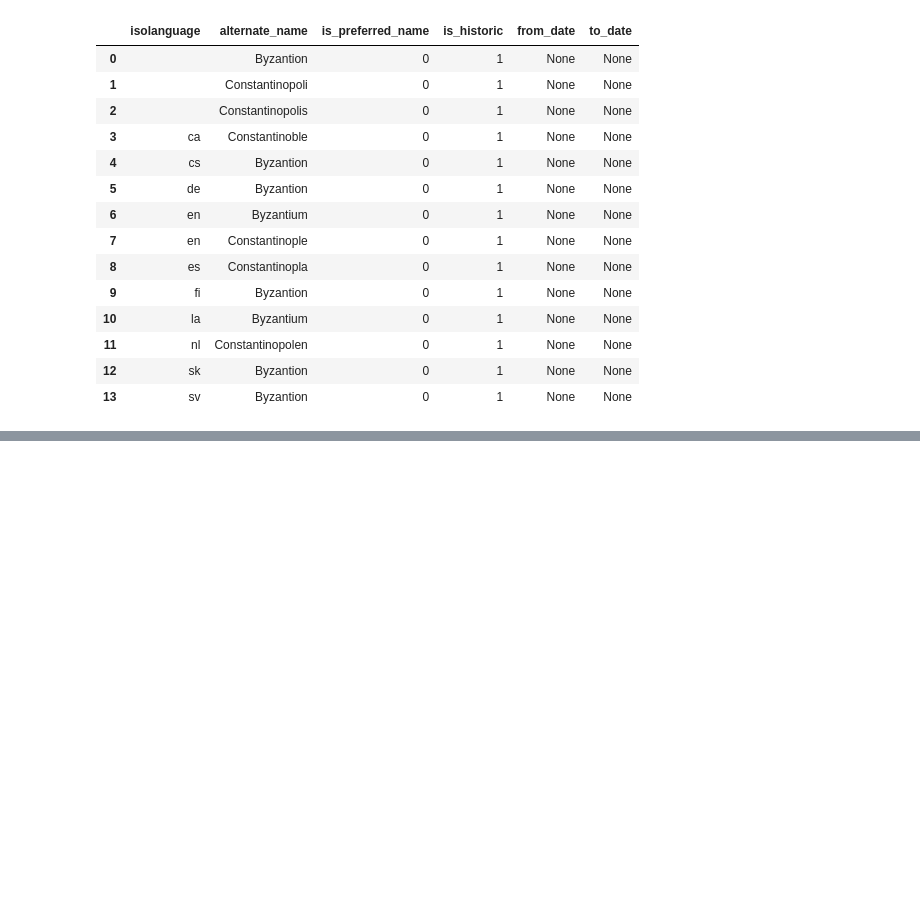
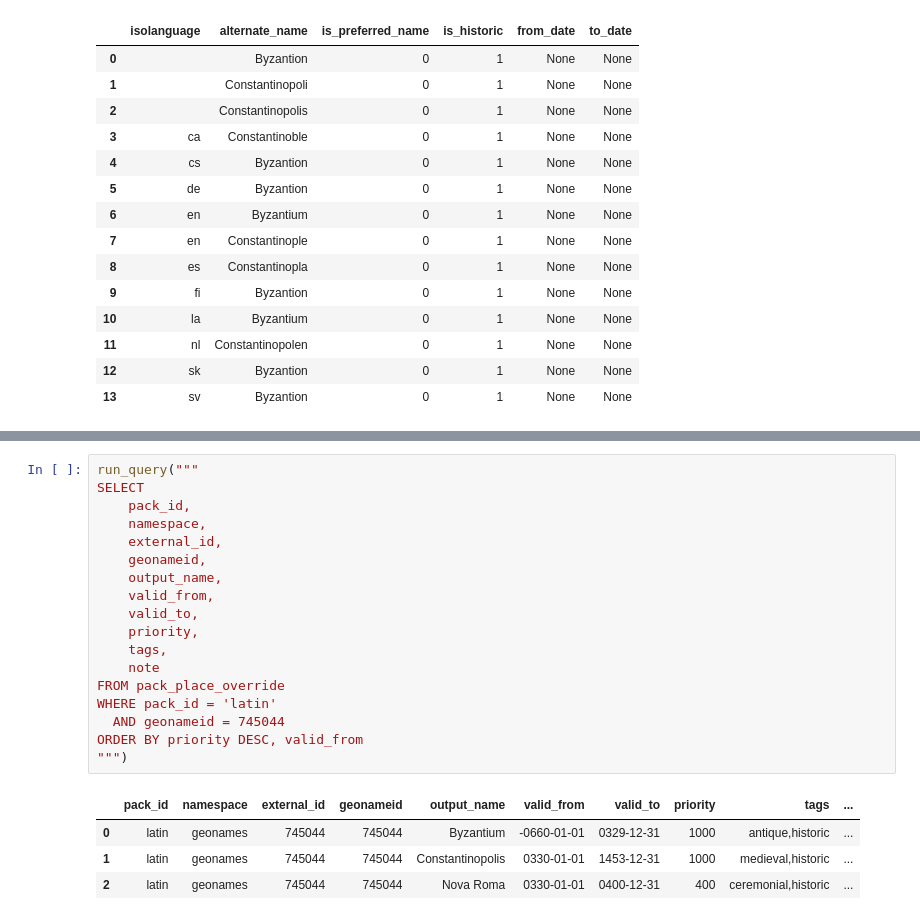
Before and after one commit to Acueres/NameTransductionEngine, a Jupyter notebook: analysis/geonames_data.ipynb, the cells around one changed output, grey strips where cells are left out. Drawn from its saved outputs; the diff is of its cells as text; blank space fills up the shorter version.

```diff
--- a/analysis/geonames_data.ipynb
+++ b/analysis/geonames_data.ipynb
@@ -82,0 +193,23 @@ ORDER BY isolanguage, alternate_name;
+# %%
+run_query("""
+SELECT
+    pack_id,
+    namespace,
+    external_id,
+    geonameid,
+    output_name,
+    valid_from,
+    valid_to,
+    priority,
+    tags,
+    note
+FROM pack_place_override
+WHERE pack_id = 'latin'
+  AND geonameid = 745044
+ORDER BY priority DESC, valid_from
+""")
+# %% [output]
+|  | pack_id | namespace | external_id | geonameid | output_name | valid_from | valid_to | priority | tags | ... |
+| 0 | latin | geonames | 745044 | 745044 | Byzantium | -0660-01-01 | 0329-12-31 | 1000 | antique,historic | ... |
+| 1 | latin | geonames | 745044 | 745044 | Constantinopolis | 0330-01-01 | 1453-12-31 | 1000 | medieval,historic | ... |
+| 2 | latin | geonames | 745044 | 745044 | Nova Roma | 0330-01-01 | 0400-12-31 | 400 | ceremonial,historic | ... |
```
Also changed, not shown: parts of 16 cells of this notebook, 19 other files.
